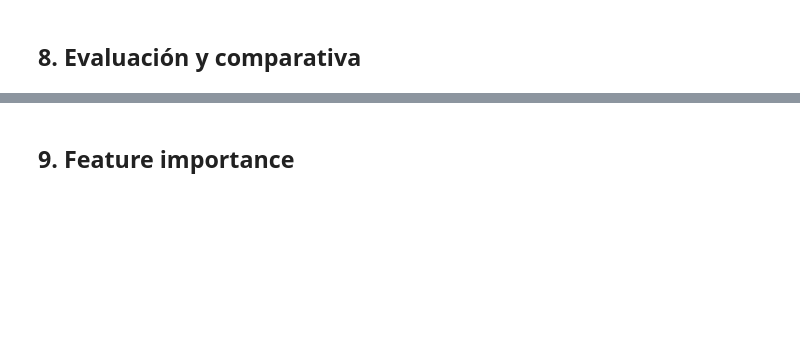
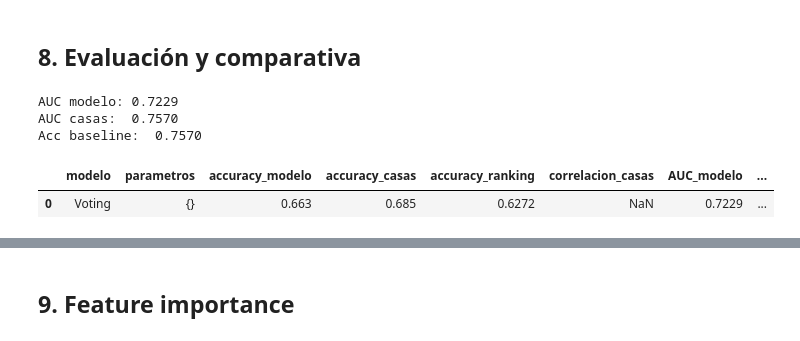
Before and after one commit to naiamerino/2026-02-BILBAO-FT-Data-Science, a Jupyter notebook: 3-Machine_Learning/ML_project/02_Modelo_ML.ipynb, the cells around one changed output, grey strips where cells are left out. Drawn from its saved outputs; the diff is of its cells as text; code cells hidden in the pictures; blank space fills up the shorter version.

```diff
--- a/3-Machine_Learning/ML_project/02_Modelo_ML.ipynb
+++ b/3-Machine_Learning/ML_project/02_Modelo_ML.ipynb
@@ -71,12 +71,12 @@ Index(['match_id', 'date', 'odd_1', 'odd_2', 'surface', 'round',
 
 Capeamos `rank_diff` usando los percentiles del train — nunca del test para evitar data leakage.
 # %%
-limite_superior = df_train['rank_diff'].quantile(0.99)
-limite_inferior  = df_train['rank_diff'].quantile(0.01)
-
+limite_superior = df_train['rank_diff'].quantile(0.90)
+limite_inferior  = df_train['rank_diff'].quantile(0.10)
+print (limite_inferior, limite_superior)
 df_train['rank_diff'] = df_train['rank_diff'].clip(lower=limite_inferior, upper=limite_superior)
 df_test['rank_diff']  = df_test['rank_diff'].clip(lower=limite_inferior, upper=limite_superior)
 
-print(f'Límite inferior (p1%):  {limite_inferior}')
-print(f'Límite superior (p99%): {limite_superior}')
+print(f'Límite inferior (p10%):  {limite_inferior}')
+print(f'Límite superior (p90%): {limite_superior}')
 # %% [output]
@@ -242,6 +287,17 @@ def evaluar_modelo(nombre, modelo_fit, X_test, y_test, df_test, df):
         'AUC casas':  round(auc_casas, 4)
     }
     return pd.concat([resultados, pd.DataFrame([nueva_fila])], ignore_index=True)
+# %%
+resultados = evaluar_modelo('Voting', voting, X_test, y_test, df_test, df)
+# %% [output]
+AUC modelo: 0.7229
+AUC casas:  0.7570
+Acc baseline:  0.7570
+# %%
+resultados
+# %% [output]
+|  | modelo | parametros | accuracy_modelo | accuracy_casas | accuracy_ranking | correlacion_casas | AUC_modelo | ... |
+| 0 | Voting | {} | 0.663 | 0.685 | 0.6272 | NaN | 0.7229 | ... |
 # %%
 resultados = evaluar_modelo('Random Forest', random_best, X_test, y_test, df_test, df)
 resultados = evaluar_modelo('XGBoost2', xgb_best, X_test, y_test, df_test, df)
```
Also changed, not shown: parts of 21 cells of this notebook, 26 other files.
